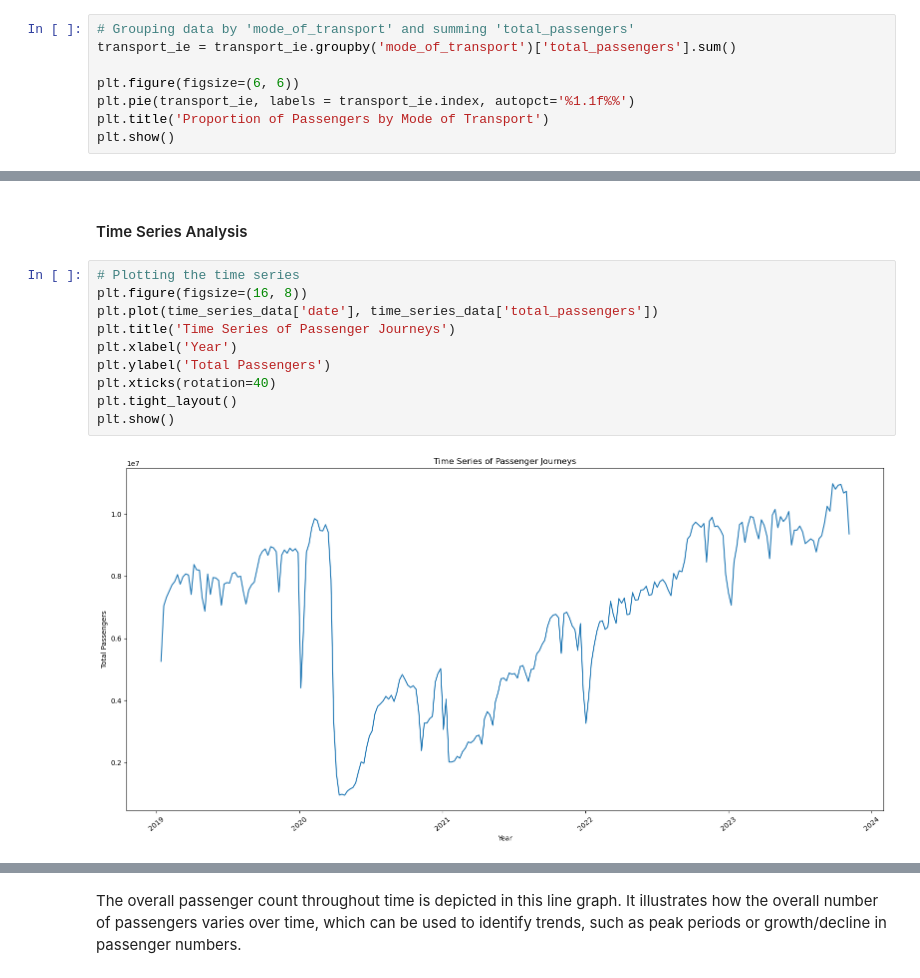
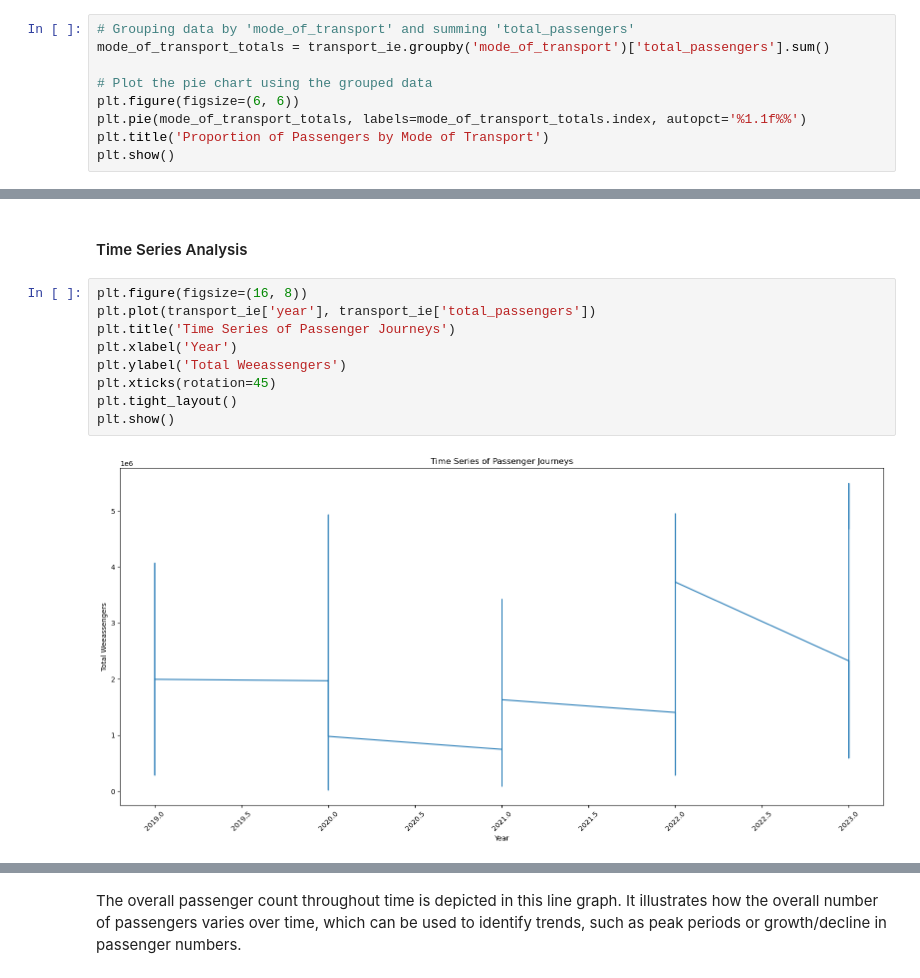
Before and after one commit to rosilenedasilva/public-transport-sentiment-analysis-insights, a Jupyter notebook: MSC_DA_CA2_transport_infra.ipynb, the cells around one changed output, grey strips where cells are left out. Cells and saved outputs as stored; diff of their text form.

```diff
--- a/MSC_DA_CA2_transport_infra.ipynb
+++ b/MSC_DA_CA2_transport_infra.ipynb
@@ -486,10 +482,11 @@ plt.show()
 #### Pie Chart of Proportion of Journeys by Mode of Transport
 # %%
 # Grouping data by 'mode_of_transport' and summing 'total_passengers'
-transport_ie = transport_ie.groupby('mode_of_transport')['total_passengers'].sum()
+mode_of_transport_totals = transport_ie.groupby('mode_of_transport')['total_passengers'].sum()
 
+# Plot the pie chart using the grouped data
 plt.figure(figsize=(6, 6))
-plt.pie(transport_ie, labels = transport_ie.index, autopct='%1.1f%%')
+plt.pie(mode_of_transport_totals, labels=mode_of_transport_totals.index, autopct='%1.1f%%')
 plt.title('Proportion of Passengers by Mode of Transport')
 plt.show()
 # %% [output]
@@ -506,15 +503,14 @@ Breakdown of Percentage: The percentages (shown by autopct='%1.1f%%') provide an
 The descriptive statistics and these visualisations offer a thorough knowledge of the main features of the dataset. They support the process of finding patterns, comprehending data distribution, and selecting appropriate models and data analysis techniques.
 # %% [markdown]
 #### Time Series Analysis
-# %%
-# Plotting the time series
-plt.figure(figsize=(16, 8))
-plt.plot(time_series_data['date'], time_series_data['total_passengers'])
-plt.title('Time Series of Passenger Journeys')
-plt.xlabel('Year')
-plt.ylabel('Total Passengers')
-plt.xticks(rotation=40)
-plt.tight_layout()
-plt.show()
-# %% [output]
-[figure, removed]
+# %%
+plt.figure(figsize=(16, 8))
+plt.plot(transport_ie['year'], transport_ie['total_passengers'])
+plt.title('Time Series of Passenger Journeys')
+plt.xlabel('Year')
+plt.ylabel('Total Weeassengers')
+plt.xticks(rotation=45)
+plt.tight_layout()
+plt.show()
+# %% [output]
+[figure, added]
```
Also changed, not shown: parts of 72 cells of this notebook.
